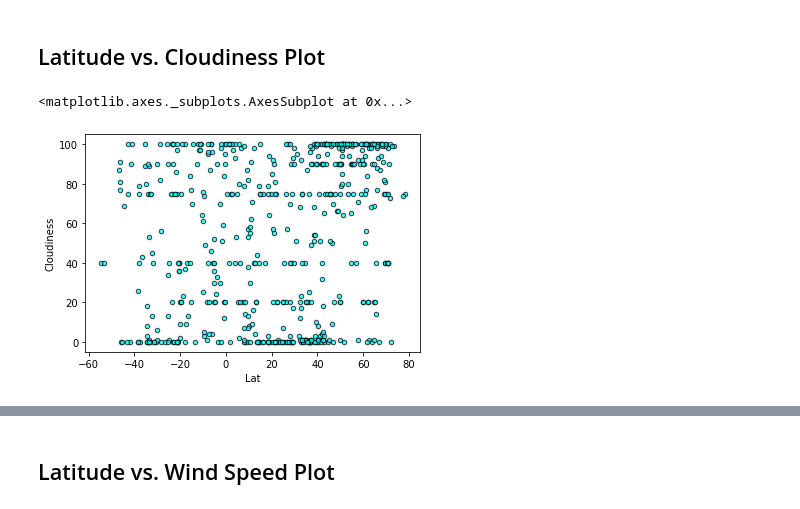
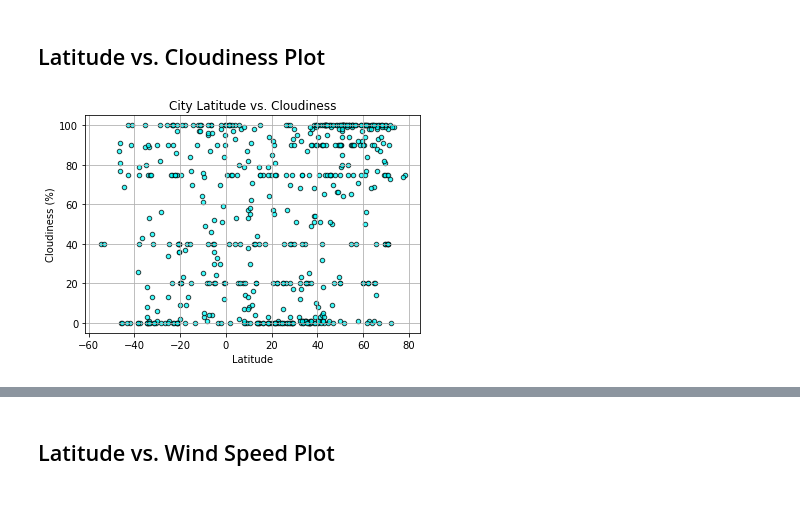
Before and after one commit to corriethomas/Python-API-Challenge, a Jupyter notebook: WeatherPy/starter_code/WeatherPy-Copy3-FinalforReview.ipynb, the cells around one changed output, grey strips where cells are left out. Drawn from its saved outputs; the diff is of its cells as text; code cells hidden in the pictures.

```diff
--- a/WeatherPy/starter_code/WeatherPy-Copy3-FinalforReview.ipynb
+++ b/WeatherPy/starter_code/WeatherPy-Copy3-FinalforReview.ipynb
@@ -114,7 +114,7 @@ Processing Record 637 of 637| mokobeng
 * Display the DataFrame
 # %%
 city_df = pd.DataFrame({"City": city_name, "Cloudiness": cloudiness, "Country": country, "Date": date, "Humidity": humidity,
-                       "Lat": lat, "Lng": lng, "Max Temp": max_temp, "Wind Speed": wind_speed})
+                       "Latitude": lat, "Longitude": lng, "Max Temp": max_temp, "Wind Speed": wind_speed})
 city_df.to_csv("output_data/cities.csv")
 city_df
 # %% [output]
@@ -180,7 +179,10 @@ clean_city_df.plot.scatter("Lat", "Humidity", alpha=0.75, edgecolor="black", col
 # %% [markdown]
 ## Latitude vs. Cloudiness Plot
 # %%
-clean_city_df.plot.scatter("Lat", "Cloudiness", alpha=0.75, edgecolor="black", color="cyan")
+clean_city_df.plot.scatter("Latitude", "Cloudiness", alpha=0.75, edgecolor="black", color="cyan", grid=True)
+plt.ylabel("Cloudiness (%)")
+plt.title("City Latitude vs. Cloudiness")
+plt.savefig("Images/LatVsCloud.png")
+plt.show()
 # %% [output]
-<matplotlib.axes._subplots.AxesSubplot at 0x...>
-[figure, old version]
+[figure, new version]
```
Also changed, not shown: parts of 17 cells of this notebook, 13 other files.
